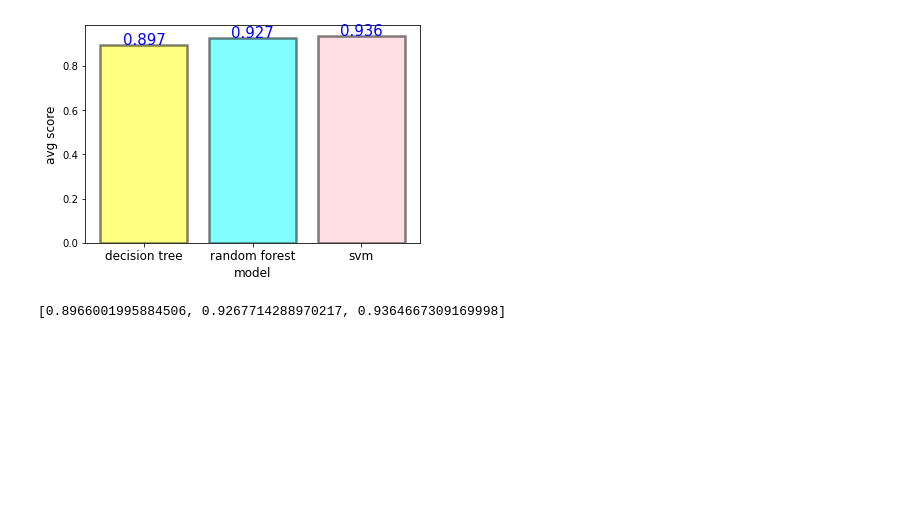
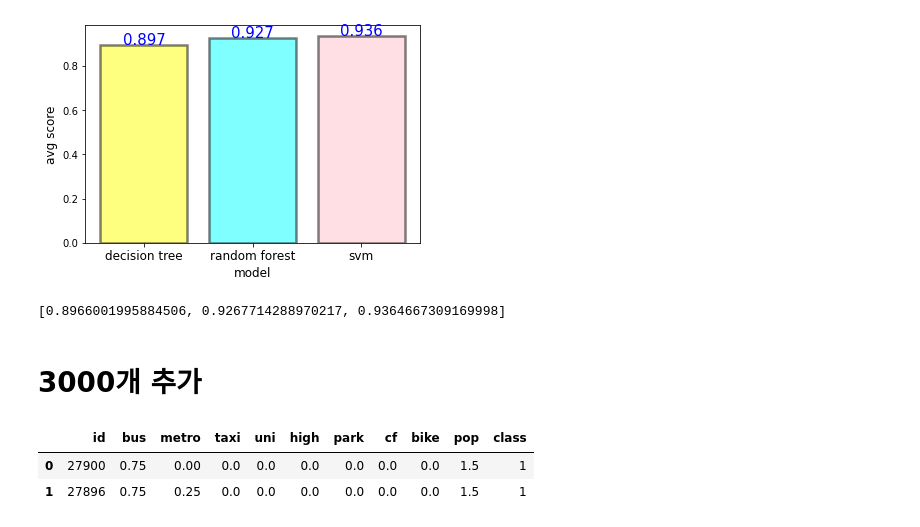
Before and after one commit to songhyeonjun/bigdata, a Jupyter notebook: 프로젝트/머신러닝 연습.ipynb, the cells around one changed output. Cells and saved outputs as stored; diff of their text form; code cells hidden in the pictures; blank space fills up the shorter version.

Commit message:
프로젝트

```diff
--- a/프로젝트/머신러닝 연습.ipynb
+++ b/프로젝트/머신러닝 연습.ipynb
@@ -144,0 +147,9 @@ def add_value_label(x_list,y_list):
+# %% [markdown]
+# 3000개 추가
+# %%
+titanic_df = pd.read_csv('C:/Users/user/Desktop/프로젝트 data/최적입지_변수_총합(용산적용전)3.csv', encoding='euckr')
+titanic_df.head(2)
+# %% [output]
+|  | id | bus | metro | taxi | uni | high | park | cf | bike | pop | class |
+| 0 | 27900 | 0.75 | 0.00 | 0.0 | 0.0 | 0.0 | 0.0 | 0.0 | 0.0 | 1.5 | 1 |
+| 1 | 27896 | 0.75 | 0.25 | 0.0 | 0.0 | 0.0 | 0.0 | 0.0 | 0.0 | 1.5 | 1 |
```
Also changed, not shown: parts of 10 cells of this notebook, 2 other files.
